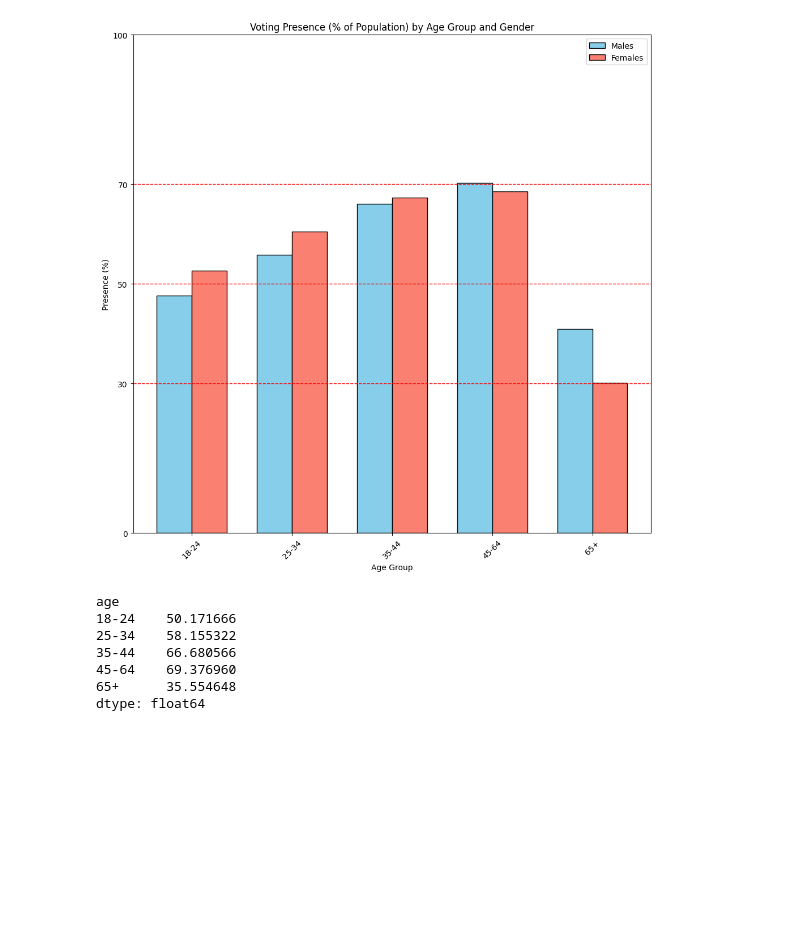
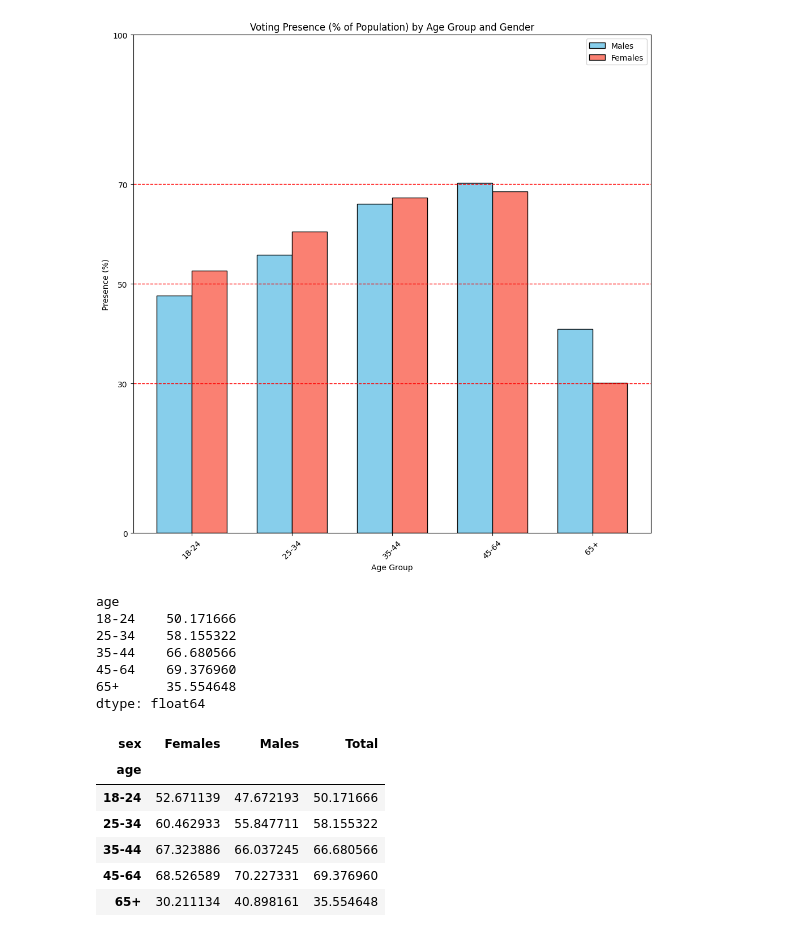
Before and after one commit to TudorMurariu/RO_election_stats, a Jupyter notebook: election.ipynb, the cells around one changed output. Cells and saved outputs as stored; diff of their text form; code cells hidden in the pictures; blank space fills up the shorter version.

```diff
--- a/election.ipynb
+++ b/election.ipynb
@@ -271,3 +271,14 @@ age
 45-64    69.376960
 65+      35.554648
 dtype: float64
+# %%
+percentage_df['Total'] = (percentage_df['Males'] + percentage_df['Females']) / 2
+percentage_df
+# %% [output]
+| sex | Females | Males | Total |
+| age |  |  |  |
+| 18-24 | 52.671139 | 47.672193 | 50.171666 |
+| 25-34 | 60.462933 | 55.847711 | 58.155322 |
+| 35-44 | 67.323886 | 66.037245 | 66.680566 |
+| 45-64 | 68.526589 | 70.227331 | 69.376960 |
+| 65+ | 30.211134 | 40.898161 | 35.554648 |
```
Also changed, not shown: 2 other files.
